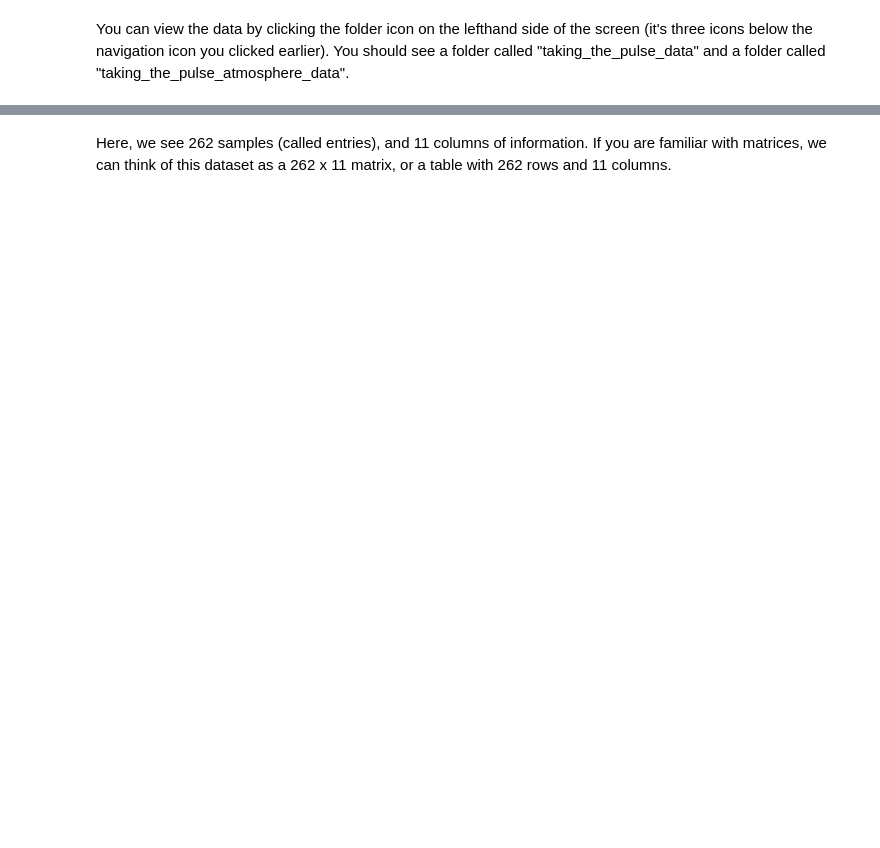
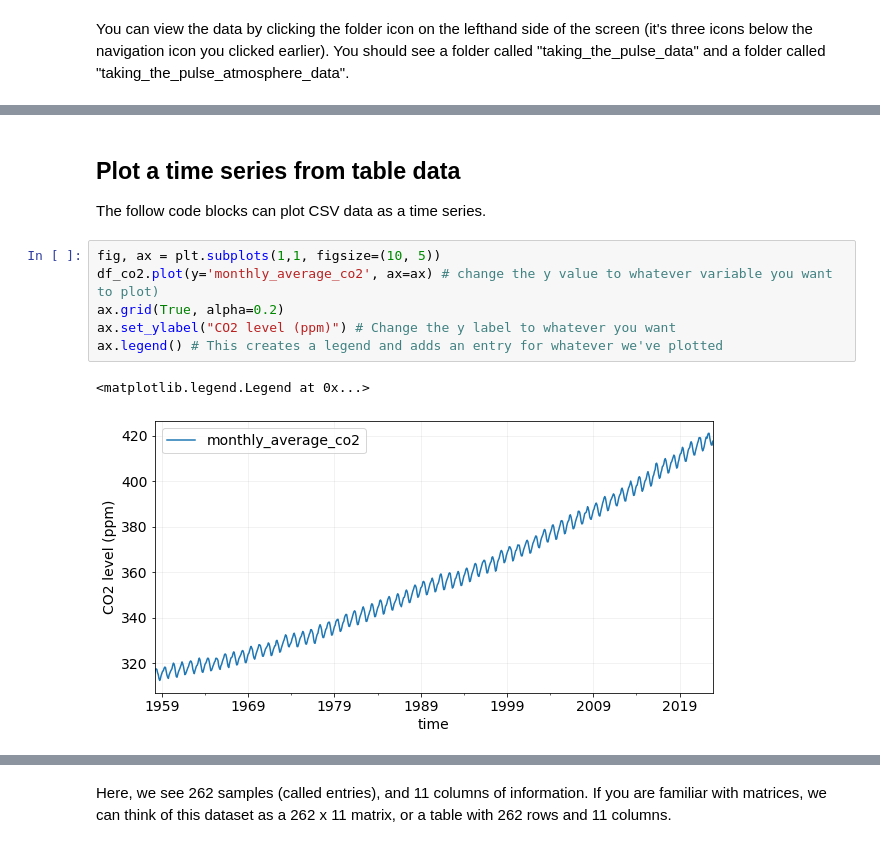
Before and after one commit to bchivers-stanford/taking_the_pulse_of_the_planet, a Jupyter notebook: notebooks/pulse_toolbox.ipynb, the cells around one changed output, grey strips where cells are left out. Drawn from its saved outputs; the diff is of its cells as text; blank space fills up the shorter version.

```diff
--- a/notebooks/pulse_toolbox.ipynb
+++ b/notebooks/pulse_toolbox.ipynb
@@ -112,0 +184,13 @@ dataframe = pd.read_csv("./taking_the_pulse_data/data/dm_export_20150101_2019123
+# %% [markdown]
+## Plot a time series from table data
+
+The follow code blocks can plot CSV data as a time series.
+# %%
+fig, ax = plt.subplots(1,1, figsize=(10, 5))
+df_co2.plot(y='monthly_average_co2', ax=ax) # change the y value to whatever variable you want to plot)
+ax.grid(True, alpha=0.2)
+ax.set_ylabel("CO2 level (ppm)") # Change the y label to whatever you want
+ax.legend() # This creates a legend and adds an entry for whatever we've plotted
+# %% [output]
+<matplotlib.legend.Legend at 0x...>
+[figure, added]
```
Also changed, not shown: parts of 66 cells of this notebook.
